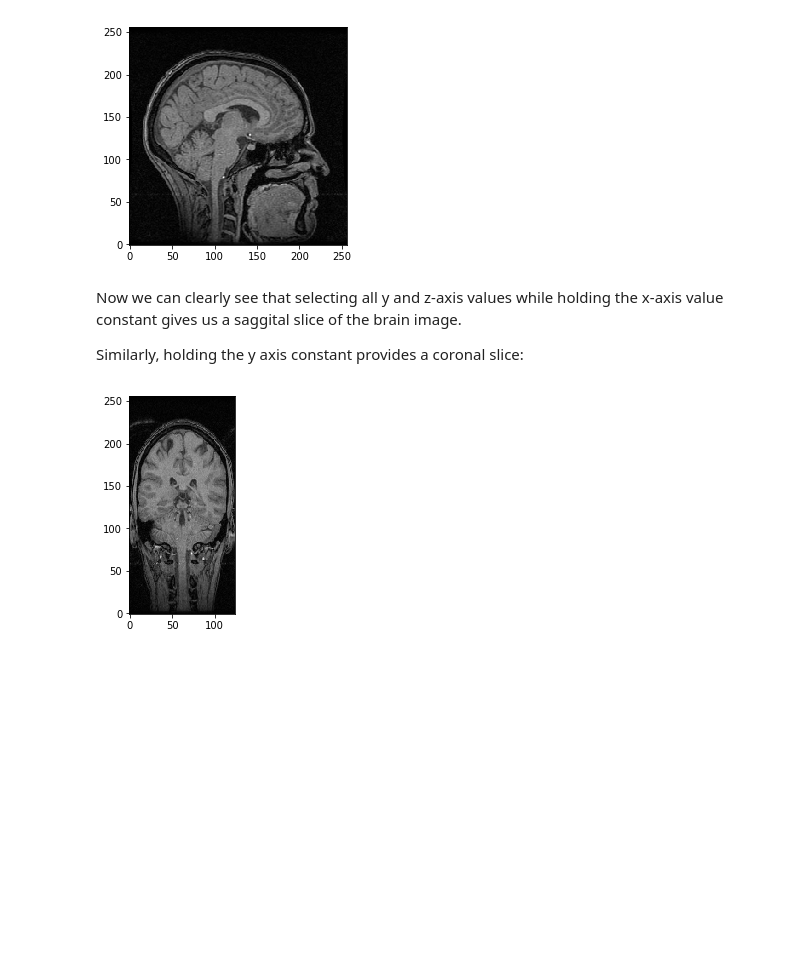
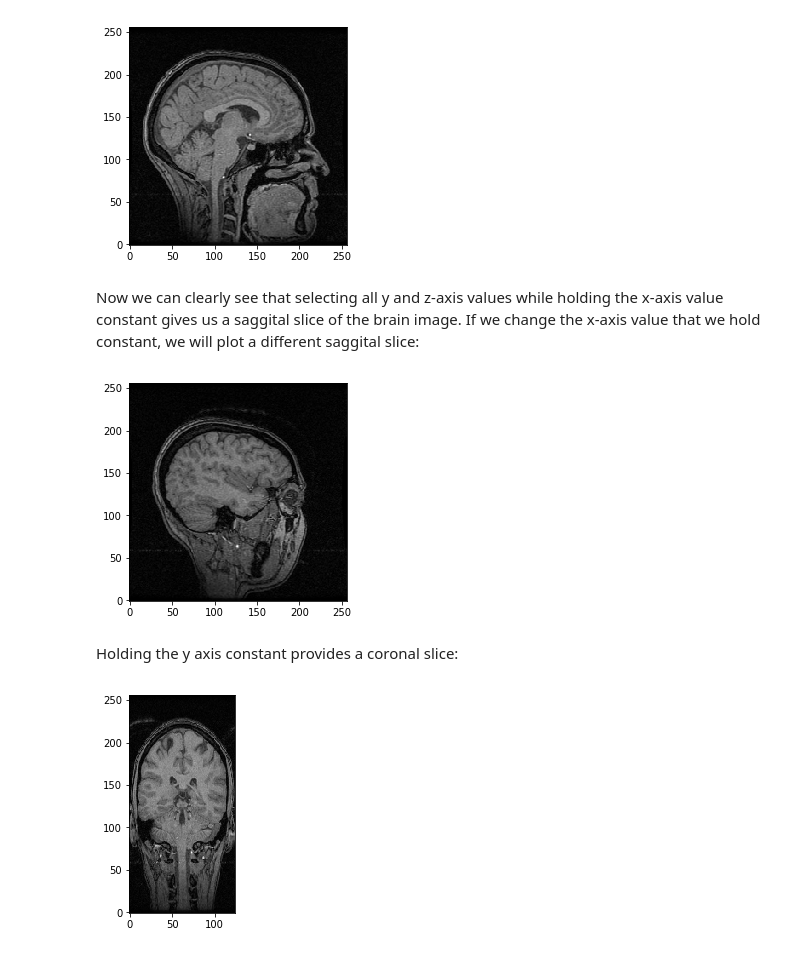
Before and after one commit to beausievers/learn-neuroimaging, a Jupyter notebook: module_01_how_brain_images_are_stored.ipynb, the cells around one changed output. Saved outputs shown, nothing was run; the diff lists cells and outputs as text; code cells hidden in the pictures; blank space fills up the shorter version.

```diff
--- a/module_01_how_brain_images_are_stored.ipynb
+++ b/module_01_how_brain_images_are_stored.ipynb
@@ -68,9 +68,13 @@ plt.imshow(haxby_anat_data[65, :, :, 0].T, cmap='gray', interpolation='none', or
 # %% [output]
 [figure]
 # %% [markdown]
-Now we can clearly see that selecting all y and z-axis values while holding the x-axis value constant gives us a saggital slice of the brain image.
-
-Similarly, holding the y axis constant provides a coronal slice:
+Now we can clearly see that selecting all y and z-axis values while holding the x-axis value constant gives us a saggital slice of the brain image. If we change the x-axis value that we hold constant, we will plot a different saggital slice:
+# %%
+plt.imshow(haxby_anat_data[30, :, :, 0].T, cmap='gray', interpolation='none', origin="lower");
+# %% [output]
+[figure, added]
+# %% [markdown]
+Holding the y axis constant provides a coronal slice:
 # %%
 plt.imshow(haxby_anat_data[:, 100, :, 0].T, cmap='gray', interpolation='none', origin="lower");
 # %% [output]
```
Also changed, not shown: parts of 7 cells of this notebook.
